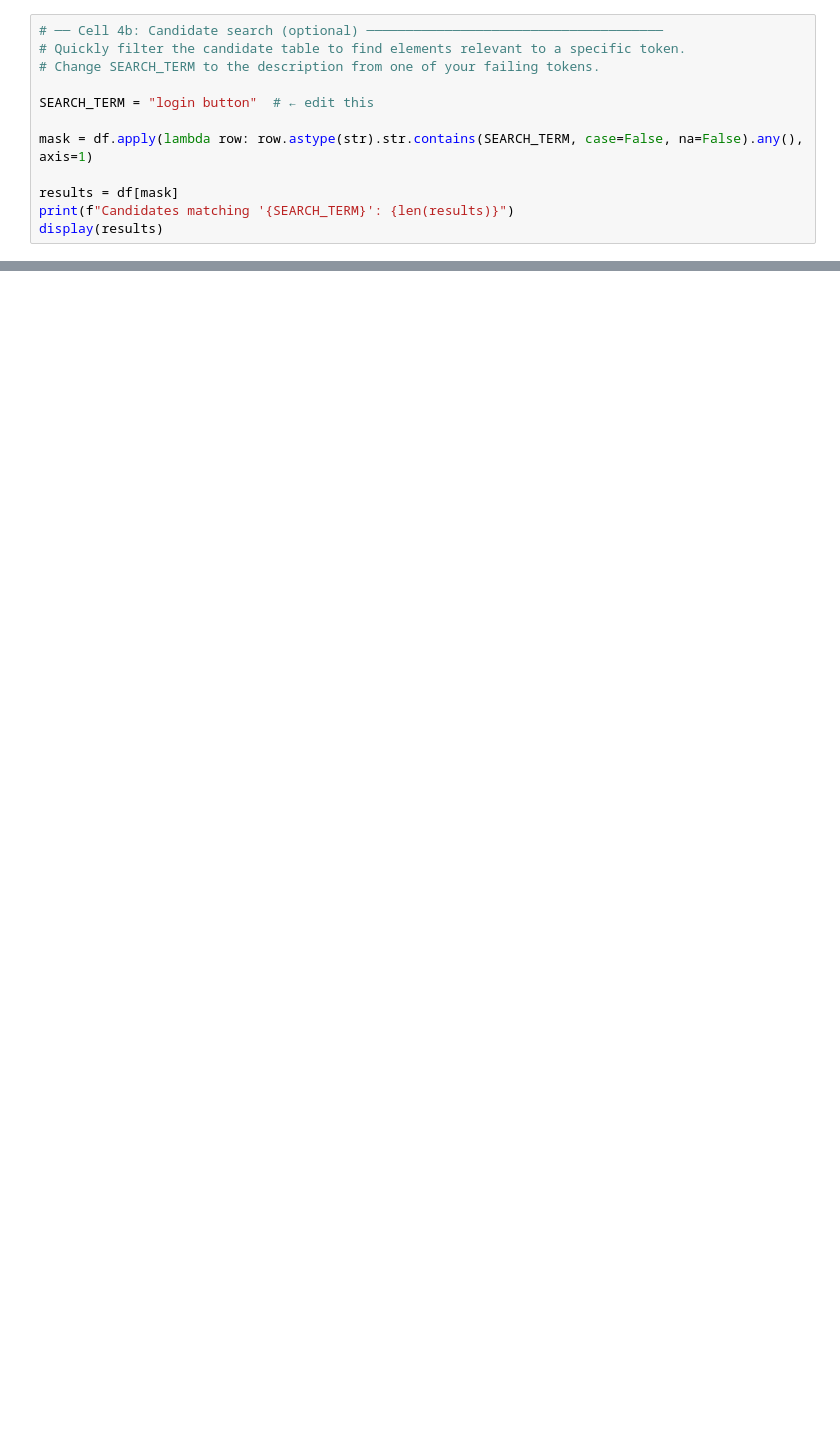
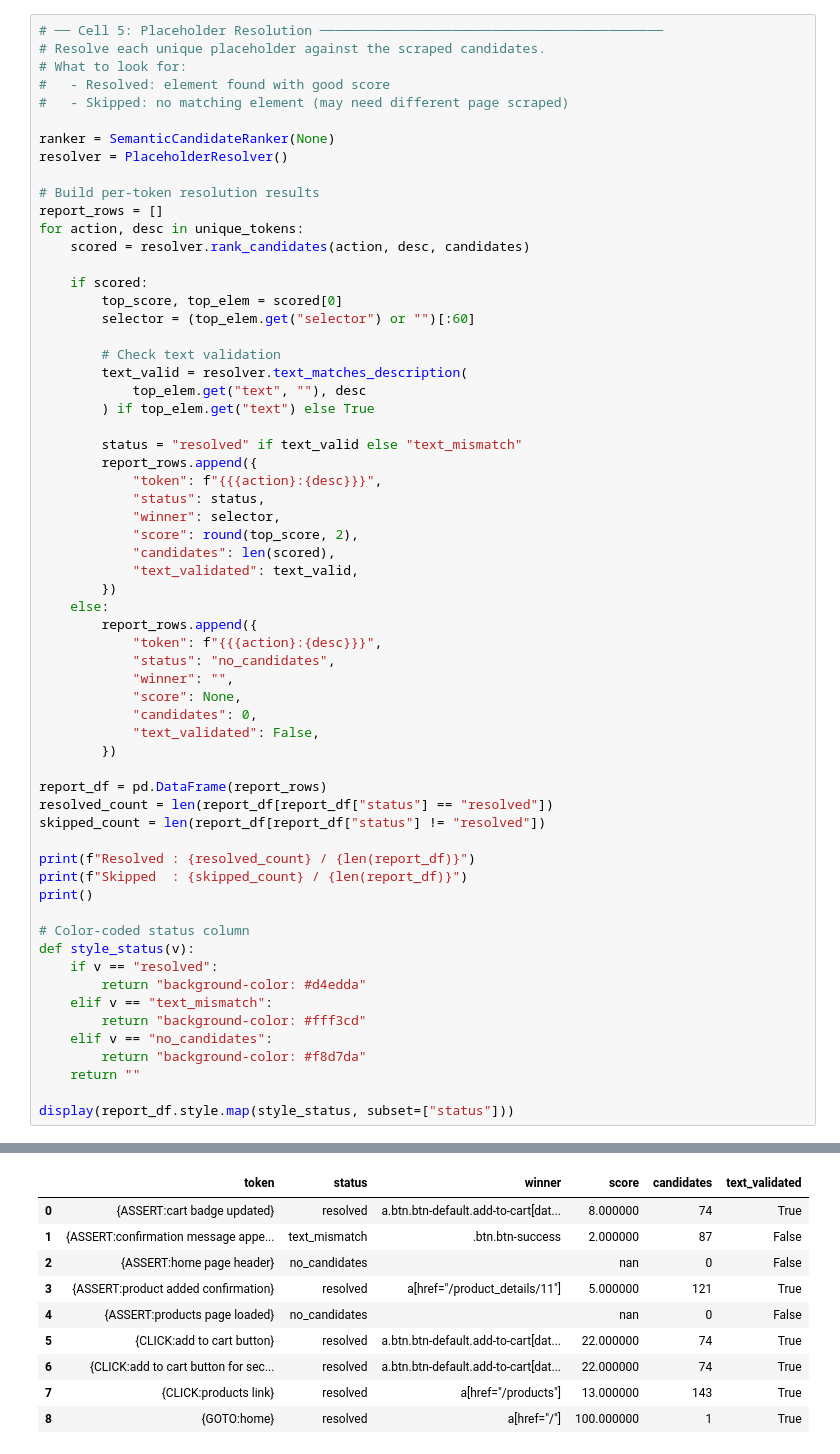
Before and after one commit to tancat-ai/tancat, a Jupyter notebook: notebooks/debug_pipeline.ipynb, the cells around one changed output, grey strips where cells are left out. Drawn from its saved outputs; the diff is of its cells as text; blank space fills up the shorter version.

```diff
--- a/notebooks/debug_pipeline.ipynb
+++ b/notebooks/debug_pipeline.ipynb
@@ -128,12 +256,63 @@ display(df)
 # %%
-# ── Cell 4b: Candidate search (optional) ──────────────────────────────────────
-# Quickly filter the candidate table to find elements relevant to a specific token.
-# Change SEARCH_TERM to the description from one of your failing tokens.
+# ── Cell 5: Placeholder Resolution ────────────────────────────────────────────
+# Resolve each unique placeholder against the scraped candidates.
+# What to look for:
+#   - Resolved: element found with good score
+#   - Skipped: no matching element (may need different page scraped)
 
-SEARCH_TERM = "login button"  # ← edit this
+ranker = SemanticCandidateRanker(None)
+resolver = PlaceholderResolver()
 
-mask = df.apply(lambda row: row.astype(str).str.contains(SEARCH_TERM, case=False, na=False).any(), axis=1)
+# Build per-token resolution results
+report_rows = []
+for action, desc in unique_tokens:
+    scored = resolver.rank_candidates(action, desc, candidates)
 
-results = df[mask]
-print(f"Candidates matching '{SEARCH_TERM}': {len(results)}")
-display(results)
+    if scored:
+        top_score, top_elem = scored[0]
+        selector = (top_elem.get("selector") or "")[:60]
+
+        # Check text validation
+        text_valid = resolver.text_matches_description(
+            top_elem.get("text", ""), desc
+        ) if top_elem.get("text") else True
+
+        status = "resolved" if text_valid else "text_mismatch"
+        report_rows.append({
+            "token": f"{{{action}:{desc}}}",
+            "status": status,
+            "winner": selector,
+            "score": round(top_score, 2),
+            "candidates": len(scored),
+            "text_validated": text_valid,
+        })
+    else:
+        report_rows.append({
+            "token": f"{{{action}:{desc}}}",
+            "status": "no_candidates",
+            "winner": "",
+            "score": None,
+            "candidates": 0,
+            "text_validated": False,
+        })
+
+report_df = pd.DataFrame(report_rows)
+resolved_count = len(report_df[report_df["status"] == "resolved"])
+skipped_count = len(report_df[report_df["status"] != "resolved"])
+
+print(f"Resolved : {resolved_count} / {len(report_df)}")
+print(f"Skipped  : {skipped_count} / {len(report_df)}")
+print()
+
+# Color-coded status column
+def style_status(v):
+    if v == "resolved":
+        return "background-color: #d4edda"
+    elif v == "text_mismatch":
+        return "background-color: #fff3cd"
+    elif v == "no_candidates":
+        return "background-color: #f8d7da"
+    return ""
+
+display(report_df.style.map(style_status, subset=["status"]))
+# %% [output]
@@ -139,0 +321,10 @@ display(results)
+|  | token | status | winner | score | candidates | text_validated |
+| 0 | {ASSERT:cart badge updated} | resolved | a.btn.btn-default.add-to-cart[dat... | 8.000000 | 74 | True |
+| 1 | {ASSERT:confirmation message appe... | text_mismatch | .btn.btn-success | 2.000000 | 87 | False |
+| 2 | {ASSERT:home page header} | no_candidates |  | nan | 0 | False |
+| 3 | {ASSERT:product added confirmation} | resolved | a[href="/product_details/11"] | 5.000000 | 121 | True |
+| 4 | {ASSERT:products page loaded} | no_candidates |  | nan | 0 | False |
+| 5 | {CLICK:add to cart button} | resolved | a.btn.btn-default.add-to-cart[dat... | 22.000000 | 74 | True |
+| 6 | {CLICK:add to cart button for sec... | resolved | a.btn.btn-default.add-to-cart[dat... | 22.000000 | 74 | True |
+| 7 | {CLICK:products link} | resolved | a[href="/products"] | 13.000000 | 143 | True |
+| 8 | {GOTO:home} | resolved | a[href="/"] | 100.000000 | 1 | True |
```
Also changed, not shown: parts of 12 cells of this notebook, 28 other files.
